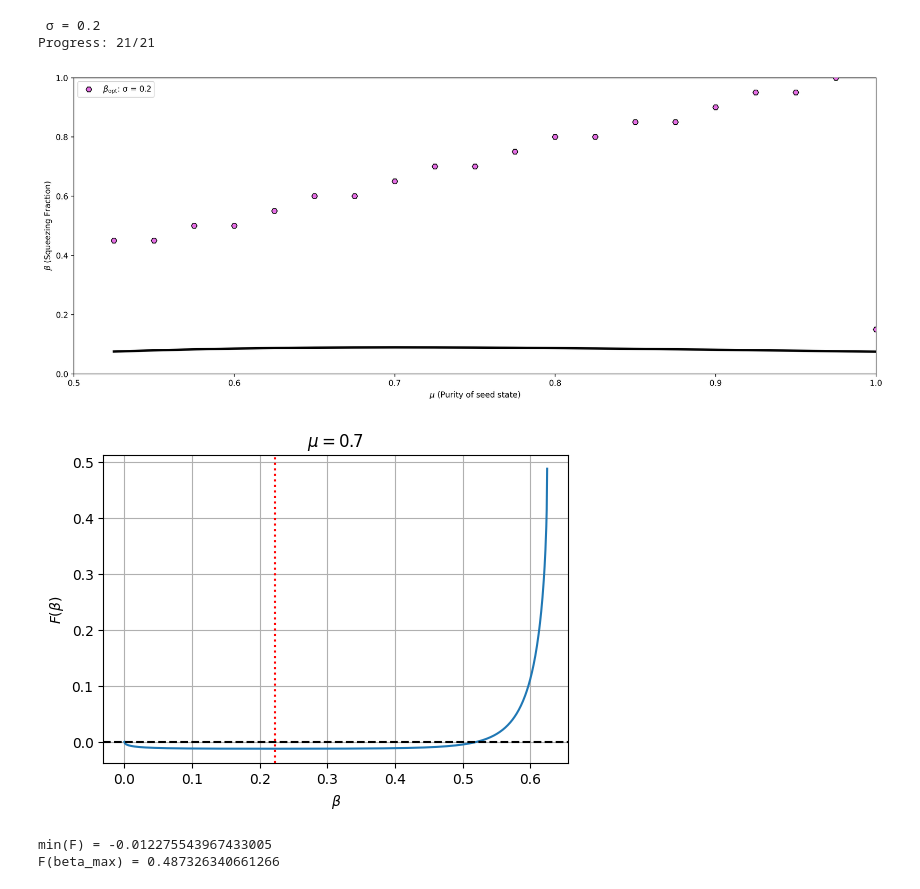
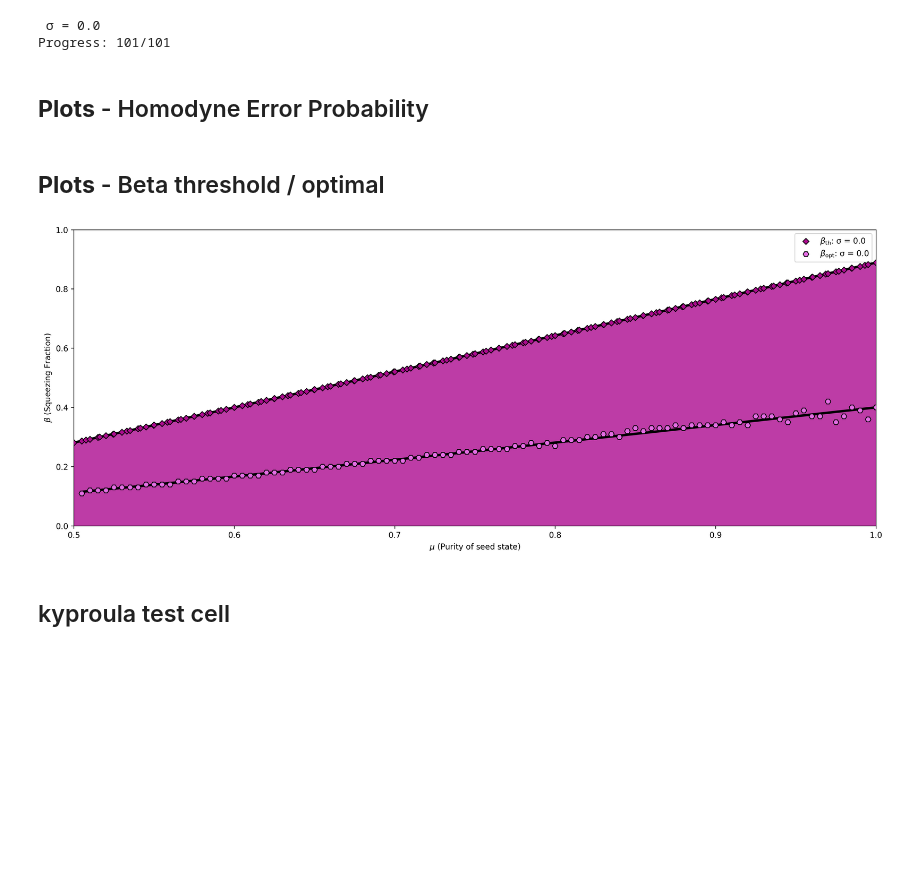
Before and after one commit to KPourgourides/Quantum-Communications-Internship-IRIDA-, a Jupyter notebook: protocol_impure_testing.ipynb, the cells around one changed output. Drawn from its saved outputs; the diff is of its cells as text; code cells hidden in the pictures; blank space fills up the shorter version.

Commit message:
created new data files and incorporated new method to produce theoretical data

```diff
--- a/protocol_impure_testing.ipynb
+++ b/protocol_impure_testing.ipynb
@@ -38,20 +36,22 @@ Progress: 21/21
 reload_protocols()
 
 N = 2
-mus_grid = np.linspace(0.5, 1, 21)
-num_samples = 10000
-sigmas = [0.2]
+mus_grid = np.linspace(0.5, 1, 101)
+num_samples = int(1e9)
+sigmas = [0.0]
 for sigma in sigmas:
 
     print(f"\n σ = {sigma}")
 
     # Compute error probabilities
-    perr_cs = im.perr_cs(N, mus_grid, sigma, num_samples)
+    perr_dts = im.perr_dts(N, mus_grid, sigma, num_samples)
     #save data
-    np.savez(f"data/CS/perr_cs_N{N}_mu{len(mus_grid)}_S{num_samples}_sigma{sigma}.npz", N=N, mus_grid = mus_grid, perr=perr_cs, sigma = sigma)
+    np.savez(f"data/DTS/perr_dts_N{N}_mu{len(mus_grid)}_S{num_samples}_sigma{sigma}.npz", N=N, mus_grid = mus_grid, perr=perr_dts, sigma = sigma)
 # %% [output]
- σ = 0.2
-Progress: 21/21
+ σ = 0.0
+Progress: 101/101
+# %% [markdown]
+## **Plots** - Homodyne Error Probability
 # %%
 colors_1 = ["#e56ee5",  "#2ca02c",  "#ff7f0e",  "#9467bd",  "#17becf",  "#e377c2",  "#8c564b",  "#bcbd22",  "#7f7f7f",  "#5af74b"]*3
 colors_2 = ["#AD0B90",  "#084108",  "#773b05",  "#460880",  "#0c6f7c",  "#5c0642",  "#941c04",  "#8b8b06",  "#212121",  "#092a06",  "#092a06"]*3
@@ -62,9 +62,13 @@ im.plot_homodyne_perr(sigmas, colors_1, colors_2, dss = 'all', cs= 'all')
+# %% [markdown]
+## **Plots** - Beta threshold / optimal
 # %%
 reload_protocols()
-sigmas = [0.2]
-beta_opt = im.optimal_squeezing(sigmas, colors_1, colors_2, opt= True, th = False)
+sigmas = [0.0]
+beta_opt = im.optimal_squeezing(sigmas, colors_1, colors_2, opt= True, th = True)
 # %% [output]
-[figure, old version]
+[figure, new version]
+# %% [markdown]
+## kyproula test cell
 # %%
 from numpy.polynomial.hermite import hermgauss
 
@@ -77,9 +81,9 @@ gauss = hermgauss(100)
 beta_max = mu + (mu - 1)/(2*N)
 beta = np.linspace(0, beta_max, 1000)
 
-point_cs = im.theory_point_cs(N, mu, sigma, gauss)
+point_dts = im.theory_point_dts(N, mu, sigma, gauss)
 
-F = [im.theory_point_dss(N, b, mu, sigma, gauss) - point_cs
+F = [im.theory_point_dsts(N, b, mu, sigma, gauss) - point_dts
      for b in beta]
 
 plt.figure(figsize=(6,4))
@@ -94,7 +98,3 @@ plt.show()
 
 print("min(F) =", np.min(F))
 print("F(beta_max) =", F[-1])
-# %% [output]
-[figure, removed]
-min(F) = -0.012275543967433005
-F(beta_max) = 0.487326340661266
```
Also changed, not shown: parts of 7 cells of this notebook, 9 other files.
